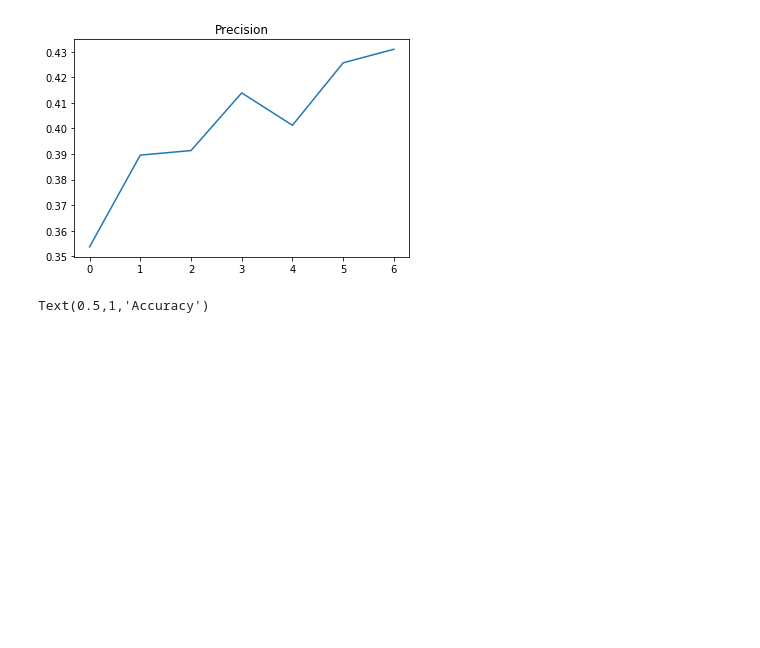
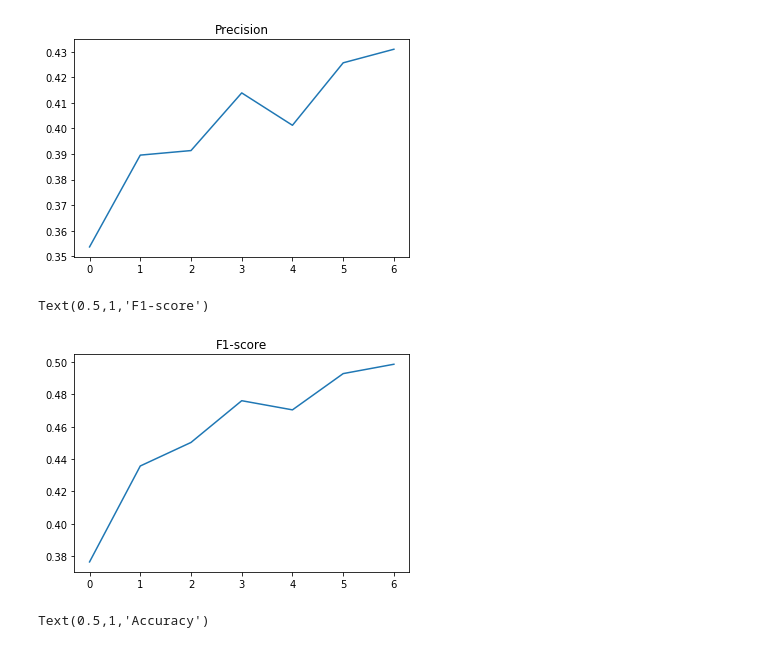
Before and after one commit to djinn-anthrope/Sexist_Stereotype_Classification, a Jupyter notebook: src/classification/Binary_Classification_Recurrent_model.ipynb, the cells around one changed output. Drawn from its saved outputs; the diff is of its cells as text; code cells hidden in the pictures; blank space fills up the shorter version.

```diff
--- a/src/classification/Binary_Classification_Recurrent_model.ipynb
+++ b/src/classification/Binary_Classification_Recurrent_model.ipynb
@@ -260,6 +197,12 @@ plt.title("Precision")
 # %% [output]
 Text(0.5,1,'Precision')
 [figure]
+# %%
+sns.lineplot(iterNums,[i.item() for i in f1score_iterwise])
+plt.title("F1-score")
+# %% [output]
+Text(0.5,1,'F1-score')
+[figure, added]
 # %%
 sns.lineplot(iterNums,[i.item() for i in accuracy_iterwise])
 plt.title("Accuracy")
```
Also changed, not shown: parts of 24 cells of this notebook.
